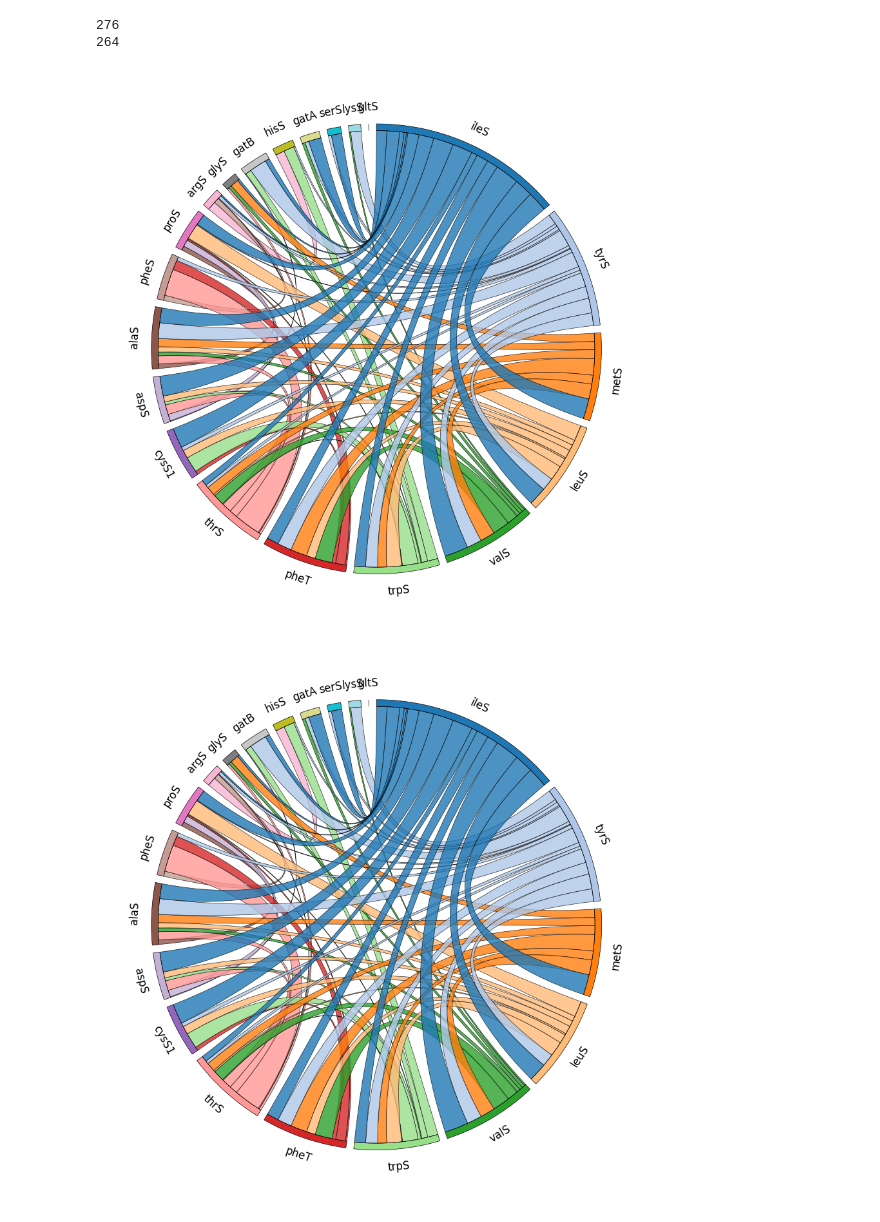
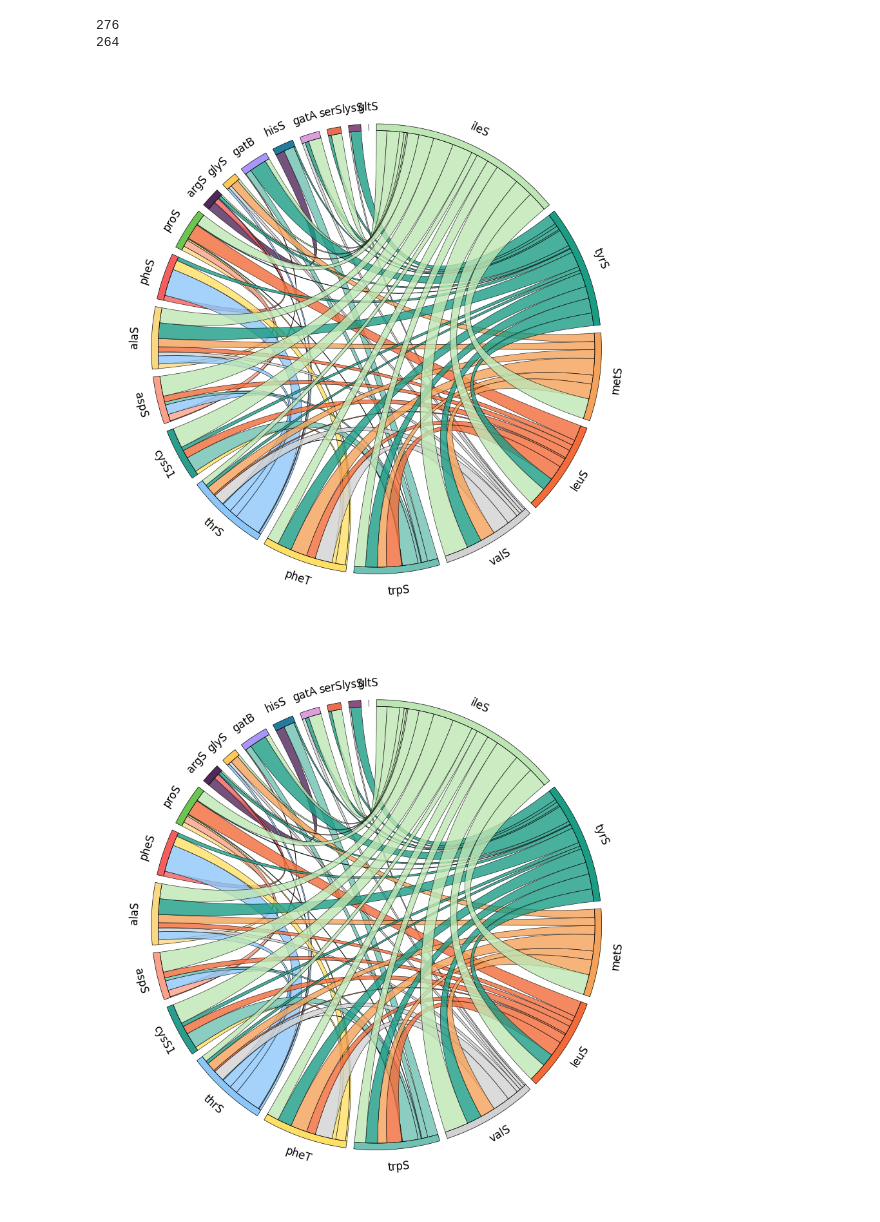
Before and after one commit to ersilia-os/mtb-targeted-protein-degradation, a Jupyter notebook: notebooks/36_docking_exploration_III.ipynb, the cells around one changed output. Cells and saved outputs as stored; diff of their text form; code cells hidden in the pictures.

```diff
--- a/notebooks/36_docking_exploration_III.ipynb
+++ b/notebooks/36_docking_exploration_III.ipynb
@@ -74,32 +74,57 @@ for c1, p1 in enumerate(sorted(proteins)):
 # Mapping Uniprot AC to Gene Name
 uniprot_to_gene = pd.read_csv("../data/mtb_trna_synthetases_bosch_2021_fig5.csv")
 uniprot_to_gene = {i: j for i,j in zip(uniprot_to_gene['uniprot_ac'], uniprot_to_gene['gene_name_in_bosch_2021'])}
+# %%
+cmap_dict = {
+    'argS':  '#50285A',   # your colors
+    'alaS':  '#FAD782',
+    'aspS':  '#FAA08B',
+    'gatA':  '#DC9FDC',
+    'gatB':  '#AA96FA',
+    'thrS':  '#8DC7FA',
+    'ileS':  '#BEE6B4',
+    'valS':  '#D2D2D2',
+
+    'leuS':  '#F26B38',   # added complementary colors
+    'gltS':  '#4D9DE0',
+    'proS':  '#6CC551',
+    'glyS':  '#FFC857',
+    'serS':  '#E76F51',
+    'cysS1': '#2A9D8F',
+    'metS':  '#F4A259',
+    'lysS':  '#8A5082',
+    'hisS':  '#247BA0',
+    'trpS':  '#70C1B3',
+    'pheS':  '#F25F5C',
+    'pheT':  '#FFE066',
+    'tyrS':  '#1B9C85'
+}
 # %%
 row_names = sorted(proteins)
 matrix = [[POCKETVEC_DISTANCES[(i, j)] for j in row_names] for i in row_names]
 matrix_df = pd.DataFrame(matrix, index=row_names, columns=row_names)
 cut = 0.15
 matrix_df = matrix_df.map(lambda x: cut - x if x < cut else 0)
 np.fill_diagonal(matrix_df.values, 0)
 node_strength = matrix_df.sum(axis=0) + matrix_df.sum(axis=1)
 order = node_strength.sort_values(ascending=False).index
 matrix_df = matrix_df.loc[order, order]
 matrix_df.values[np.tril_indices_from(matrix_df, k=1)] = 0
 matrix_df = matrix_df.rename(index=uniprot_to_gene).rename(columns=uniprot_to_gene)
 
 # Create Circos chord diagram
 circos = Circos.chord_diagram(
     matrix_df,
     space=2,
-    cmap="tab20",
+    cmap=cmap_dict,
     label_kws=dict(size=12),
     link_kws=dict(ec="k", lw=0.5, alpha=0.8),
 )
 
 circos.plotfig()
 # %% [output]
-[figure, old version]
+[figure, new version]
-[figure, old version]
+[figure, new version]
 # %%
 ### HIT OVERLAP DL HLL-100
 # %%
```
Also changed, not shown: parts of 4 cells of this notebook, 2 other files.
